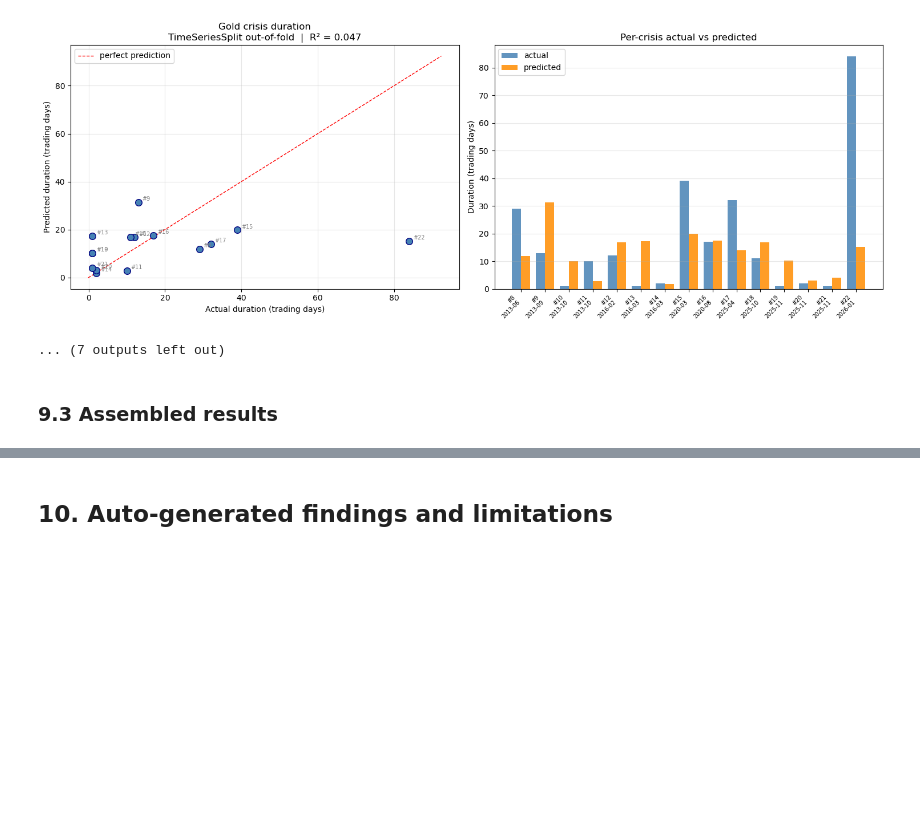
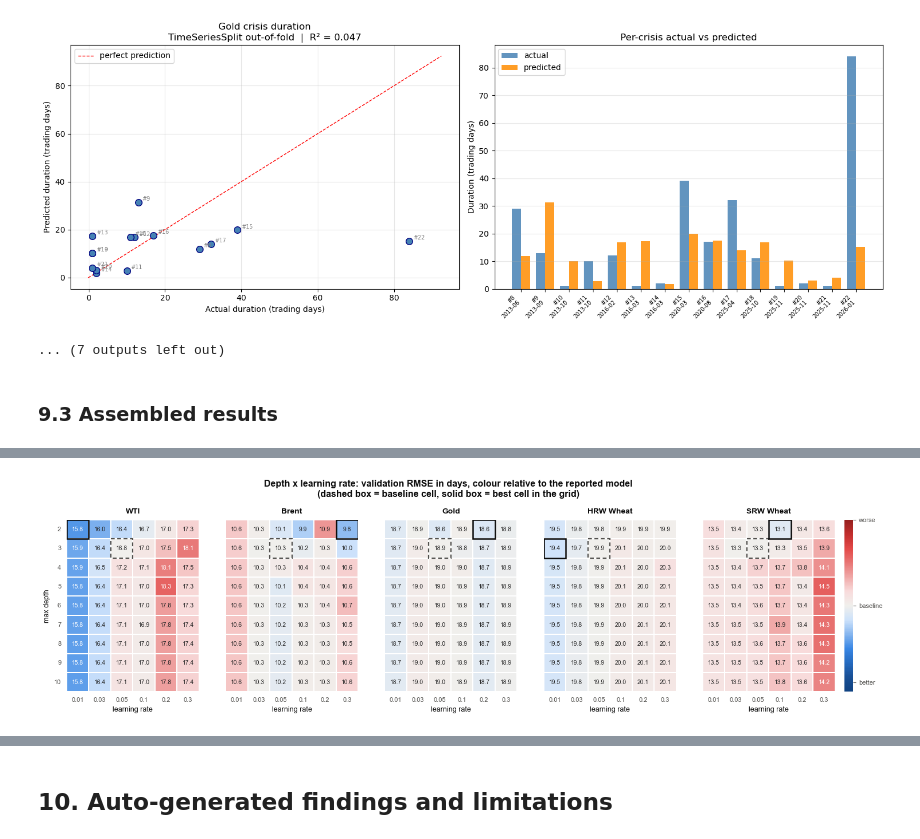
Before and after one commit to zahraalidadir-bit/AI-BDS-project, a Jupyter notebook: commodity_crisis_duration.ipynb, the cells around one changed output, grey strips where cells are left out. Saved outputs shown, nothing was run; the diff lists cells and outputs as text; code cells hidden in the pictures; blank space fills up the shorter version.

```diff
--- a/commodity_crisis_duration.ipynb
+++ b/commodity_crisis_duration.ipynb
@@ -2700,0 +3035,95 @@ Saved -> results/summary_calendar.csv, results/target_grid_sensitivity.csv
+# %%
+# ── Depth x learning-rate interaction  (OFAT cannot see this) ──────────
+HP_DEPTHS = HP_GRID["max_depth"]
+HP_LRS = HP_GRID["learning_rate"]
+
+def hp_interaction(c: Commodity, target: str = "trading") -> pd.DataFrame:
+    """Full factorial over the two knobs that trade off against each other:
+    depth buys capacity per tree, the learning rate decides how much of each
+    tree is kept. Everything else stays at HP_BASELINE."""
+    rows = []
+    for d, lr in product(HP_DEPTHS, HP_LRS):
+        agg, _ = hp_cv_scores(c, {"max_depth": d, "learning_rate": lr}, target=target)
+        rows.append({"max_depth": d, "learning_rate": lr} | agg)
+    G = pd.DataFrame(rows)
+    G["rel_val_RMSE"] = G["val_RMSE_mean"] / float(
+        HP_SWEEP.loc[HP_SWEEP.key == c.key, "base_val_RMSE"].iloc[0])
+    return G
+
+HP_INTERACTION = {c.key: hp_interaction(c) for c in COMMODITIES}
+pd.concat([g.assign(commodity=c.label) for c, g in
+           zip(COMMODITIES, HP_INTERACTION.values())]).to_csv(
+    f"{HP_DIR}/depth_x_lr_grid_trading.csv", index=False)
+
+# Diverging scale: blue = better than the reported model, red = worse, neutral
+# grey exactly at parity. Polarity around a meaningful midpoint, so a diverging
+# ramp is the correct choice here; a sequential one would hide the sign.
+HP_DIV = LinearSegmentedColormap.from_list("hp_div_blue_red", [
+    "#104281", "#184f95", "#256abf", "#3987e5", "#86b6ef", "#cde2fb",
+    "#f0efec",
+    "#f8dcdc", "#f0a9a8", "#e87675", "#e34948", "#c22e2d", "#96201f"])
+
+def plot_hp_interaction(save_path=None):
+    """One heatmap per commodity. Colour is validation RMSE relative to that
+    commodity's baseline, so all five panels share one scale; the printed cell
+    values are the absolute RMSE in days. The dashed box marks the reported
+    baseline cell, the solid box the best cell in the grid."""
+    dev = max(abs(np.log(pd.concat([g["rel_val_RMSE"] for g in HP_INTERACTION.values()])
+                         .clip(.5, 2)).max()), .15)
+    with hp_context():
+        fig, axes = plt.subplots(1, len(COMMODITIES), squeeze=False,
+                                 figsize=(3.55 * len(COMMODITIES), 3.9))
+        for i, c in enumerate(COMMODITIES):
+            ax = axes[0][i]
+            G = HP_INTERACTION[c.key]
+            rel = G.pivot(index="max_depth", columns="learning_rate", values="rel_val_RMSE")
+            absd = G.pivot(index="max_depth", columns="learning_rate", values="val_RMSE_mean")
+            sns.heatmap(np.log(rel), ax=ax, cmap=HP_DIV, center=0, vmin=-dev, vmax=dev,
+                        annot=absd.to_numpy(), fmt=".1f",
+                        annot_kws={"fontsize": 7.5},
+                        linewidths=1.2, linecolor="white", cbar=False,
+                        xticklabels=[f"{v:g}" for v in rel.columns], yticklabels=rel.index)
+            r0 = list(rel.index).index(HP_BASELINE["max_depth"])
+            c0 = list(rel.columns).index(HP_BASELINE["learning_rate"])
+            ax.add_patch(plt.Rectangle((c0, r0), 1, 1, fill=False, edgecolor=HP_INK2,
+                                       lw=1.6, ls=(0, (3, 2)), zorder=5))
+            br, bc = np.unravel_index(np.argmin(absd.to_numpy()), absd.shape)
+            ax.add_patch(plt.Rectangle((bc, br), 1, 1, fill=False, edgecolor=HP_INK,
+                                       lw=1.8, zorder=6))
+            ax.set_title(c.label, color=HP_INK, pad=8, fontweight="semibold")
+            ax.set_xlabel("learning rate")
+            ax.set_ylabel("max depth" if i == 0 else "")
+            if i:
+                ax.tick_params(labelleft=False)
+            ax.tick_params(axis="y", labelrotation=0)
+        sm = plt.cm.ScalarMappable(cmap=HP_DIV,
+                                   norm=plt.Normalize(vmin=-dev, vmax=dev))
+        cb = fig.colorbar(sm, ax=axes.ravel().tolist(), fraction=.014, pad=.012,
+                          ticks=np.log([1 - .9 * (1 - np.exp(-dev)), 1, 1 * np.exp(dev)]))
+        cb.ax.set_yticklabels(["better", "baseline", "worse"], fontsize=8)
+        cb.outline.set_visible(False)
+        fig.suptitle("Depth x learning rate: validation RMSE in days, colour relative "
+                     "to the reported model\n(dashed box = baseline cell, solid box = "
+                     "best cell in the grid)",
+                     y=1.06, fontsize=11.5, fontweight="semibold", color=HP_INK)
+        if save_path:
+            fig.savefig(save_path, bbox_inches="tight")
+        plt.show()
+
+plot_hp_interaction(save_path=f"{HP_DIR}/fig4_depth_x_learning_rate.png")
+
+print("\n=== Best depth x learning-rate cell vs the reported baseline ===\n")
+tab = pd.DataFrame([
+    {"commodity": c.label,
+     "baseline_val_RMSE": float(HP_SWEEP.loc[HP_SWEEP.key == c.key, "base_val_RMSE"].iloc[0]),
+     "best_val_RMSE": float(g["val_RMSE_mean"].min()),
+     "best_max_depth": int(g.loc[g["val_RMSE_mean"].idxmin(), "max_depth"]),
+     "best_learning_rate": float(g.loc[g["val_RMSE_mean"].idxmin(), "learning_rate"]),
+     "grid_spread_%": float((g["val_RMSE_mean"].max() / g["val_RMSE_mean"].min() - 1) * 100)}
+    for c, g in zip(COMMODITIES, HP_INTERACTION.values())]).set_index("commodity")
+tab["best_vs_baseline_%"] = (tab["best_val_RMSE"] / tab["baseline_val_RMSE"] - 1) * 100
+print(tab.round(2).to_string())
+print(f"\nSaved -> {HP_DIR}/fig4_depth_x_learning_rate.png, "
+      f"{HP_DIR}/depth_x_lr_grid_trading.csv")
+# %% [output]
+[figure, added]
```
Also changed, not shown: parts of 58 cells of this notebook.
